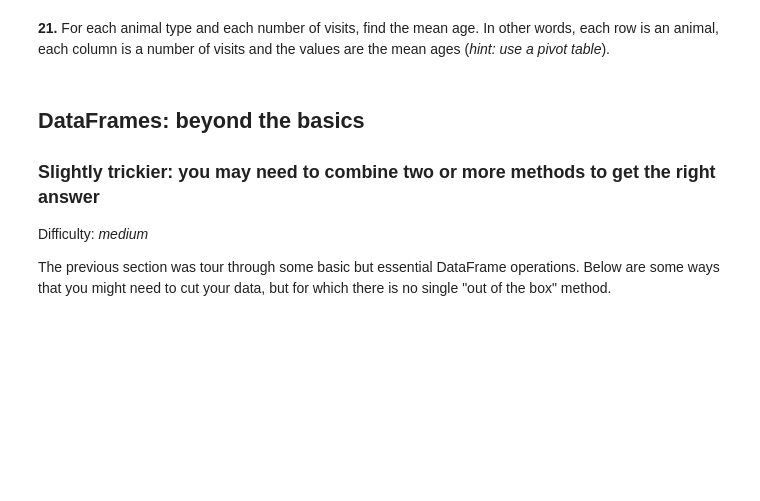
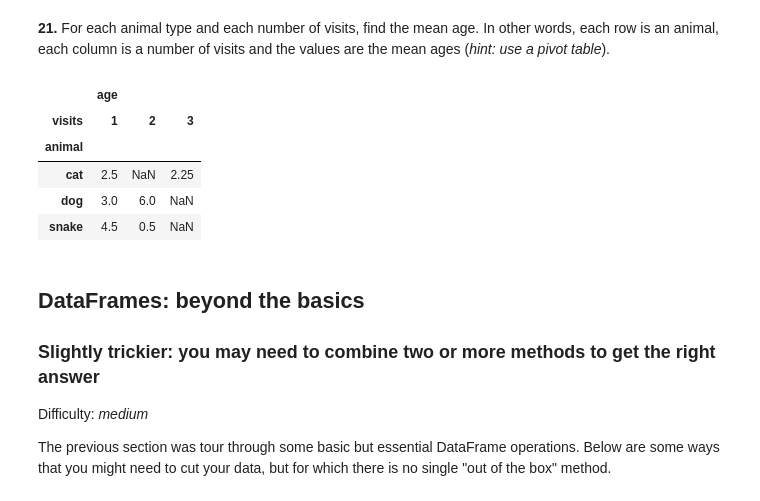
Before and after one commit to amaniedu71/CISC367-h-w, a Jupyter notebook: wk3/100-pandas-puzzles.ipynb, the cells around one changed output. Drawn from its saved outputs; the diff is of its cells as text; code cells hidden in the pictures; blank space fills up the shorter version.

```diff
--- a/wk3/100-pandas-puzzles.ipynb
+++ b/wk3/100-pandas-puzzles.ipynb
@@ -277,5 +291,14 @@ df.loc[:, ['age', ]]
 # %% [markdown]
 **21.** For each animal type and each number of visits, find the mean age. In other words, each row is an animal, each column is a number of visits and the values are the mean ages (*hint: use a pivot table*).
+# %%
+pd.pivot_table(df, values=['age'], columns=['visits'], index='animal', aggfunc=np.mean)
+# %% [output]
+|  | age |  |  |
+| visits | 1 | 2 | 3 |
+| animal |  |  |  |
+| cat | 2.5 | NaN | 2.25 |
+| dog | 3.0 | 6.0 | NaN |
+| snake | 4.5 | 0.5 | NaN |
 # %% [markdown]
 ## DataFrames: beyond the basics
 
```
Also changed, not shown: parts of 5 cells of this notebook.
